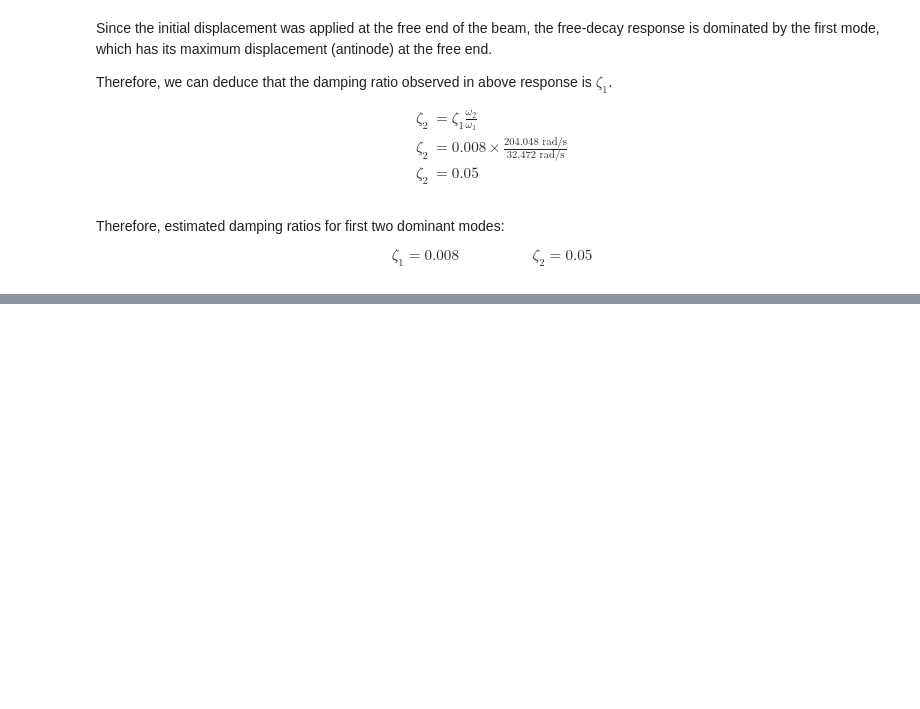
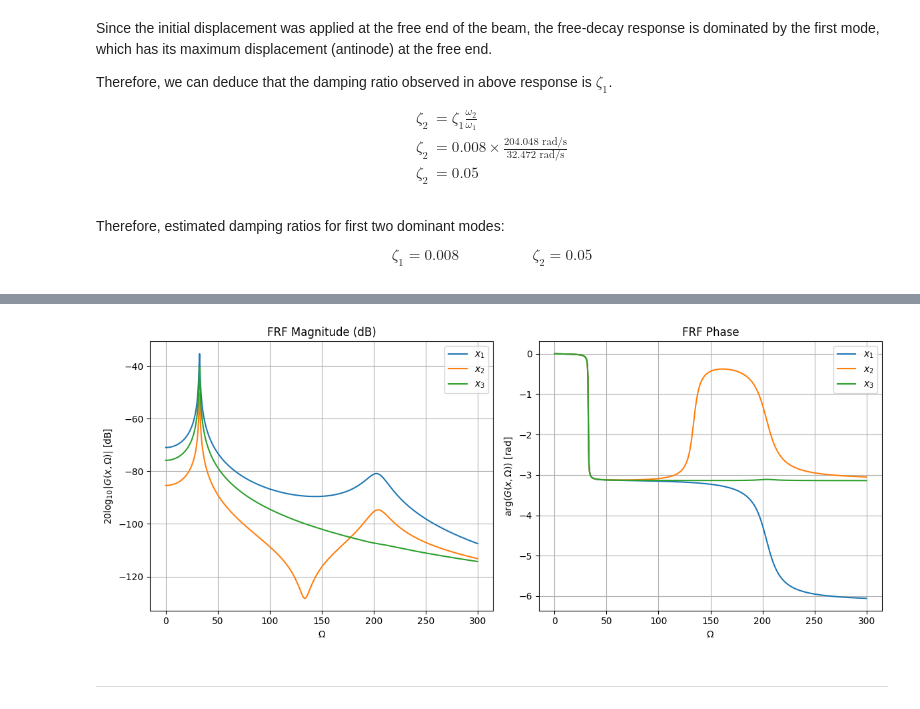
Before and after one commit to tharindu33333/ME421-Mechanical-Systems-Lab-A2, a Jupyter notebook: Vibration/E_20_103_Vibration.ipynb, the cells around one changed output, grey strips where cells are left out. Drawn from its saved outputs; the diff is of its cells as text; code cells hidden in the pictures; blank space fills up the shorter version.

```diff
--- a/Vibration/E_20_103_Vibration.ipynb
+++ b/Vibration/E_20_103_Vibration.ipynb
@@ -809,0 +1089,14 @@ $$
+# %%
+# =============== Input Exciter Parameters ================
+Omega_1 = 32.472    # Near first resonance
+Omega_2 = 100.0     # Intermediate
+Omega_3 = 204.048   # Near second resonance
+
+Omega_list = [Omega_1, Omega_2, Omega_3]
+
+m_ecc =  0.0045     # Eccentric mass x 2 (kg)
+r     =  0.035      # Offset (m)
+
+def compute_Q(m_ecc, r, Omega):
+    #return 1.0
+    return 2 * m_ecc * r * Omega**2
@@ -809,0 +1289,36 @@ $$
+# %%
+# ============ Frequency Response at 3 Selected Positions on Beam ==============
+Omega_vals = np.linspace(0.01, 300, 600)
+
+G_all = np.zeros((3, len(Omega_vals)), dtype=complex)
+
+for i in range(3):
+    for j, Omega in enumerate(Omega_vals):
+        G_all[i, j] = G(i, Omega)
+
+fig, axs = plt.subplots(1, 2, figsize=(12, 5))
+
+# Magnitude in dB
+for i in range(3):
+    axs[0].plot(Omega_vals, 20 * np.log10(np.abs(G_all[i])), label=f"$x_{i+1}$")
+axs[0].set_xlabel(r"$\Omega$")
+axs[0].set_ylabel(r"$20\log_{10}|G(x,\Omega)|$ [dB]")
+axs[0].set_title("FRF Magnitude (dB)")
+axs[0].legend()
+axs[0].grid(True)
+
+# Phase (unwrap for clarity)
+for i in range(3):
+    axs[1].plot(Omega_vals, np.unwrap(np.angle(G_all[i])), label=f"$x_{i+1}$")
+axs[1].set_xlabel(r"$\Omega$")
+axs[1].set_ylabel(r"$\arg(G(x,\Omega))$ [rad]")
+axs[1].set_title("FRF Phase")
+axs[1].legend()
+axs[1].grid(True)
+
+plt.tight_layout()
+plt.show()
+# %% [output]
+[figure, added]
+# %% [markdown]
+---
```
Also changed, not shown: parts of 20 cells of this notebook.
